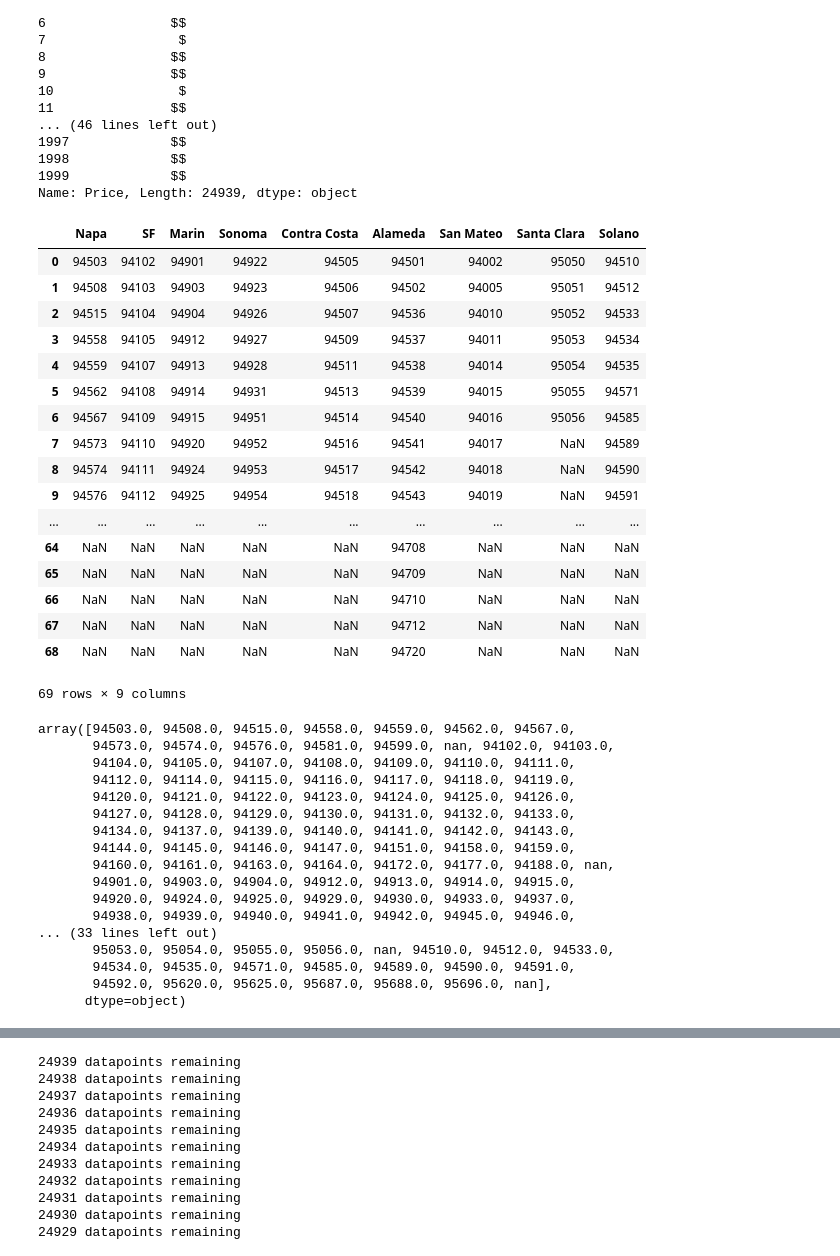
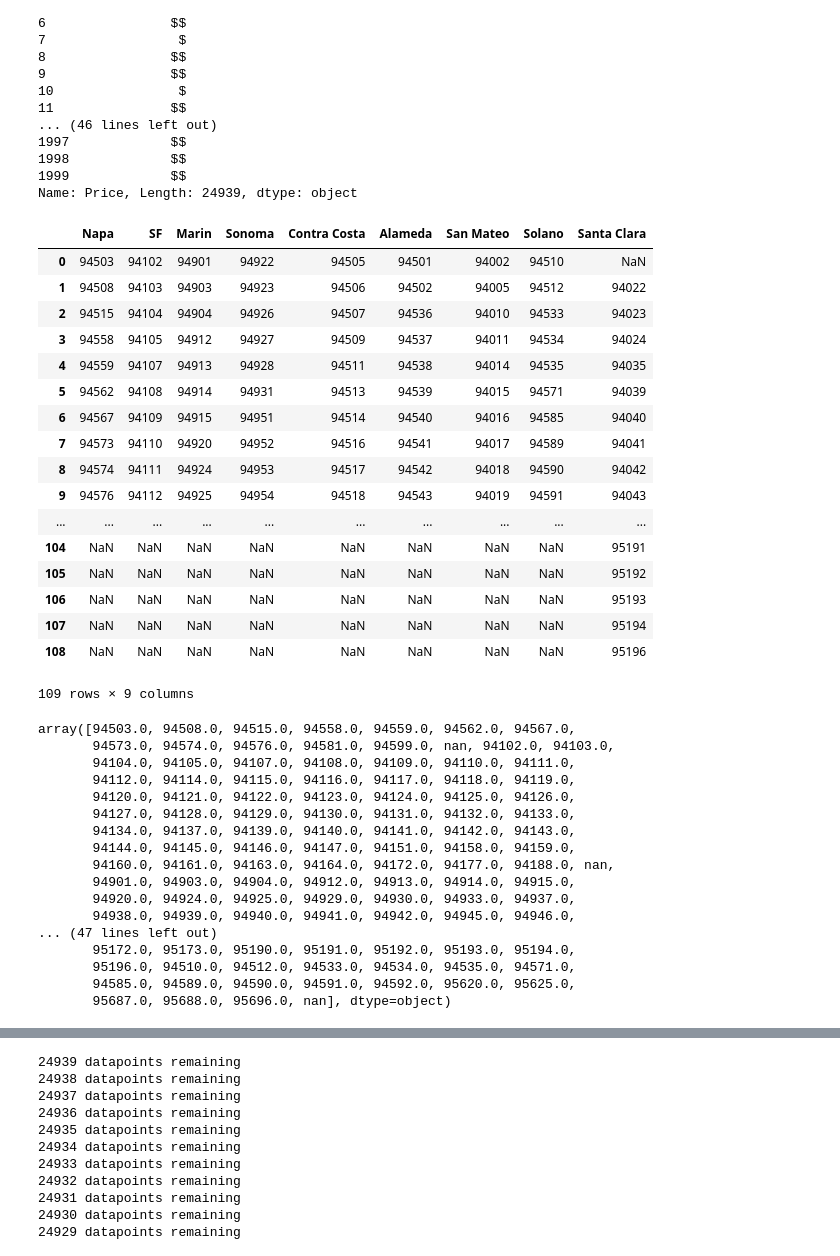
Before and after one commit to lquasem/Project-1, a Jupyter notebook: testing and analysis 7-Copy2.8.2019.ipynb, the cells around one changed output, grey strips where cells are left out. Saved outputs shown, nothing was run; the diff lists cells and outputs as text; code cells hidden in the pictures.

```diff
--- a/testing and analysis 7-Copy2.8.2019.ipynb
+++ b/testing and analysis 7-Copy2.8.2019.ipynb
@@ -335,44 +335,42 @@ Price_Level
 1999             $$
 Name: Price, Length: 24939, dtype: object
 # %%
-county_zips = pd.read_csv("Resources/Zip of 9 counties.csv", header=1)
+county_zips = pd.read_csv("Resources/Zip of 9 counties.csv", header=0)
 
-
-
-del county_zips['Unnamed: 10']
-del county_zips['Unnamed: 9']
-
+del county_zips['Unnamed: 0']
+del county_zips['Unnamed: 1']
+del county_zips['Unnamed: 2']
 
 
 county_zips_clean = county_zips.dropna(how='all')
 
 county_zips_clean = county_zips_clean.astype("object")
 
 
 
 
 county_zips_clean.to_csv("Cleaned_zip.csv")
 
 county_zips_clean
 # %% [output]
-|  | Napa | SF | Marin | Sonoma | Contra Costa | Alameda | San Mateo | Santa Clara | Solano |
-| 0 | 94503 | 94102 | 94901 | 94922 | 94505 | 94501 | 94002 | 95050 | 94510 |
-| 1 | 94508 | 94103 | 94903 | 94923 | 94506 | 94502 | 94005 | 95051 | 94512 |
-| 2 | 94515 | 94104 | 94904 | 94926 | 94507 | 94536 | 94010 | 95052 | 94533 |
-| 3 | 94558 | 94105 | 94912 | 94927 | 94509 | 94537 | 94011 | 95053 | 94534 |
-| 4 | 94559 | 94107 | 94913 | 94928 | 94511 | 94538 | 94014 | 95054 | 94535 |
-| 5 | 94562 | 94108 | 94914 | 94931 | 94513 | 94539 | 94015 | 95055 | 94571 |
-| 6 | 94567 | 94109 | 94915 | 94951 | 94514 | 94540 | 94016 | 95056 | 94585 |
-| 7 | 94573 | 94110 | 94920 | 94952 | 94516 | 94541 | 94017 | NaN | 94589 |
-| 8 | 94574 | 94111 | 94924 | 94953 | 94517 | 94542 | 94018 | NaN | 94590 |
-| 9 | 94576 | 94112 | 94925 | 94954 | 94518 | 94543 | 94019 | NaN | 94591 |
+|  | Napa | SF | Marin | Sonoma | Contra Costa | Alameda | San Mateo | Solano | Santa Clara |
+| 0 | 94503 | 94102 | 94901 | 94922 | 94505 | 94501 | 94002 | 94510 | NaN |
+| 1 | 94508 | 94103 | 94903 | 94923 | 94506 | 94502 | 94005 | 94512 | 94022 |
+| 2 | 94515 | 94104 | 94904 | 94926 | 94507 | 94536 | 94010 | 94533 | 94023 |
+| 3 | 94558 | 94105 | 94912 | 94927 | 94509 | 94537 | 94011 | 94534 | 94024 |
+| 4 | 94559 | 94107 | 94913 | 94928 | 94511 | 94538 | 94014 | 94535 | 94035 |
+| 5 | 94562 | 94108 | 94914 | 94931 | 94513 | 94539 | 94015 | 94571 | 94039 |
+| 6 | 94567 | 94109 | 94915 | 94951 | 94514 | 94540 | 94016 | 94585 | 94040 |
+| 7 | 94573 | 94110 | 94920 | 94952 | 94516 | 94541 | 94017 | 94589 | 94041 |
+| 8 | 94574 | 94111 | 94924 | 94953 | 94517 | 94542 | 94018 | 94590 | 94042 |
+| 9 | 94576 | 94112 | 94925 | 94954 | 94518 | 94543 | 94019 | 94591 | 94043 |
 | ... | ... | ... | ... | ... | ... | ... | ... | ... | ... |
-| 64 | NaN | NaN | NaN | NaN | NaN | 94708 | NaN | NaN | NaN |
-| 65 | NaN | NaN | NaN | NaN | NaN | 94709 | NaN | NaN | NaN |
-| 66 | NaN | NaN | NaN | NaN | NaN | 94710 | NaN | NaN | NaN |
-| 67 | NaN | NaN | NaN | NaN | NaN | 94712 | NaN | NaN | NaN |
-| 68 | NaN | NaN | NaN | NaN | NaN | 94720 | NaN | NaN | NaN |
+| 104 | NaN | NaN | NaN | NaN | NaN | NaN | NaN | NaN | 95191 |
+| 105 | NaN | NaN | NaN | NaN | NaN | NaN | NaN | NaN | 95192 |
+| 106 | NaN | NaN | NaN | NaN | NaN | NaN | NaN | NaN | 95193 |
+| 107 | NaN | NaN | NaN | NaN | NaN | NaN | NaN | NaN | 95194 |
+| 108 | NaN | NaN | NaN | NaN | NaN | NaN | NaN | NaN | 95196 |
-69 rows × 9 columns
+109 rows × 9 columns
 # %%
 a=county_zips_clean['Napa'].unique()
 b =county_zips_clean['SF'].unique()
@@ -401,11 +399,11 @@ array([94503.0, 94508.0, 94515.0, 94558.0, 94559.0, 94562.0, 94567.0,
        94901.0, 94903.0, 94904.0, 94912.0, 94913.0, 94914.0, 94915.0,
        94920.0, 94924.0, 94925.0, 94929.0, 94930.0, 94933.0, 94937.0,
        94938.0, 94939.0, 94940.0, 94941.0, 94942.0, 94945.0, 94946.0,
-... (33 lines left out)
-       95053.0, 95054.0, 95055.0, 95056.0, nan, 94510.0, 94512.0, 94533.0,
-       94534.0, 94535.0, 94571.0, 94585.0, 94589.0, 94590.0, 94591.0,
-       94592.0, 95620.0, 95625.0, 95687.0, 95688.0, 95696.0, nan],
-      dtype=object)
+... (47 lines left out)
+       95172.0, 95173.0, 95190.0, 95191.0, 95192.0, 95193.0, 95194.0,
+       95196.0, 94510.0, 94512.0, 94533.0, 94534.0, 94535.0, 94571.0,
+       94585.0, 94589.0, 94590.0, 94591.0, 94592.0, 95620.0, 95625.0,
+       95687.0, 95688.0, 95696.0, nan], dtype=object)
 # %%
 y = []
 
```
Also changed, not shown: parts of 6 cells of this notebook, 5 other files.
